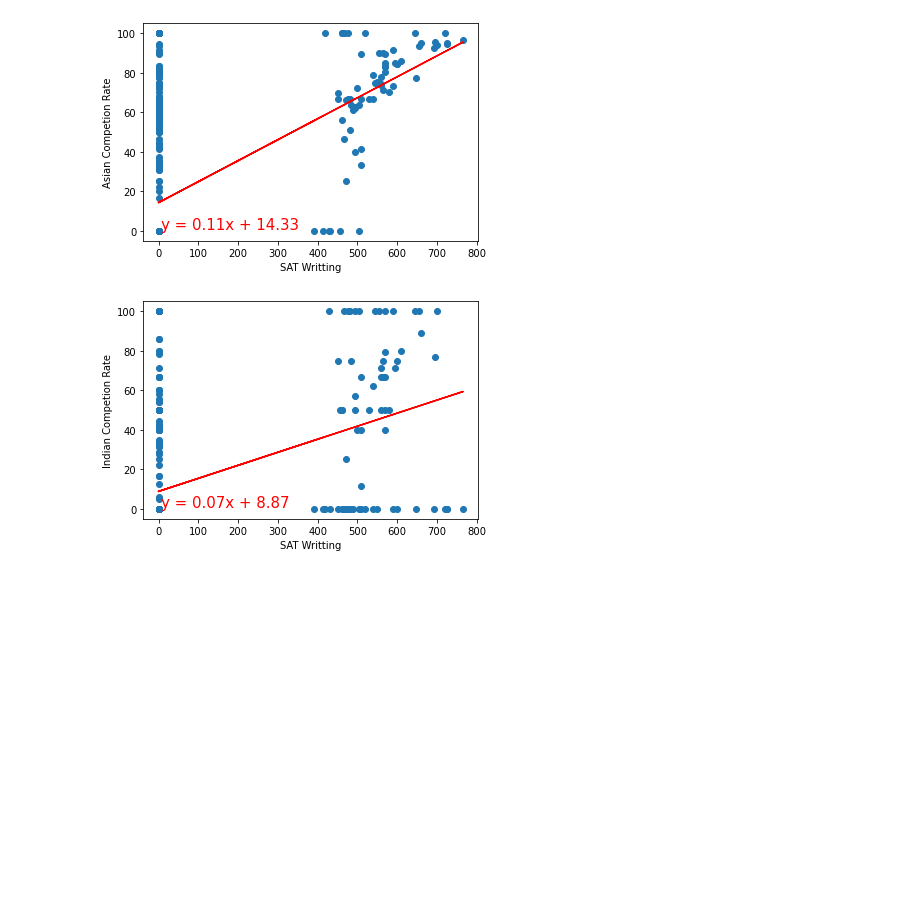
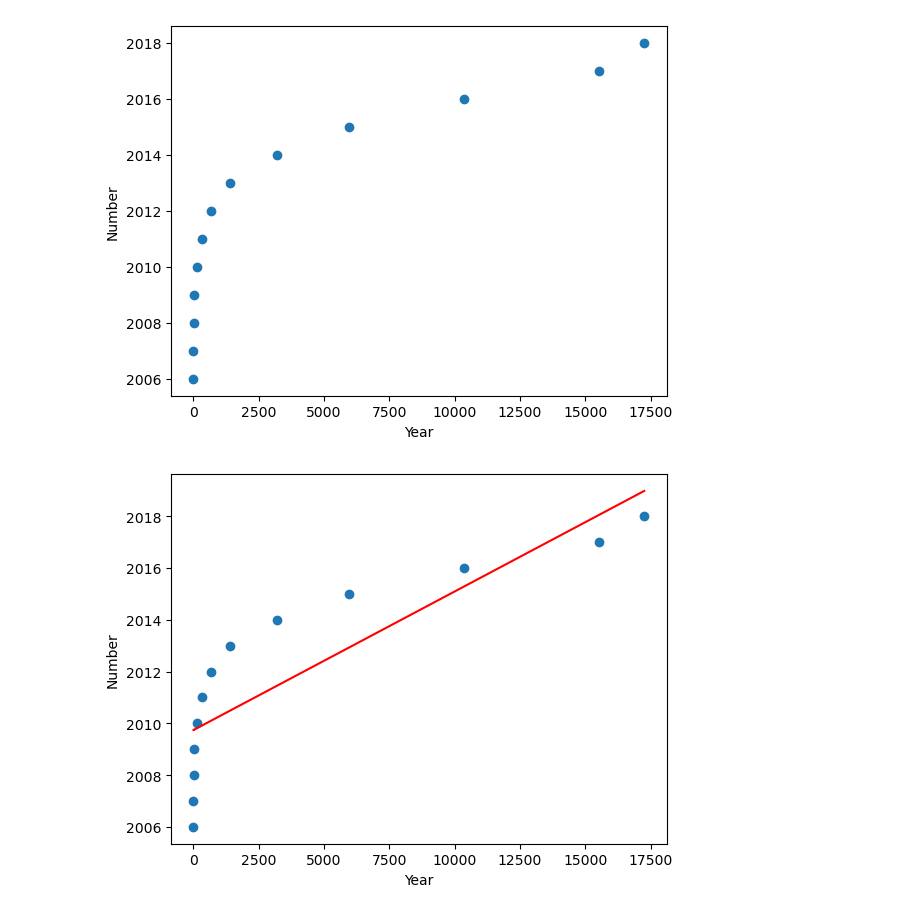
Before and after one commit to Mufasa98/SAT, a Jupyter notebook: Graphs.ipynb, the cells around one changed output. Cells and saved outputs as stored; diff of their text form; code cells hidden in the pictures; blank space fills up the shorter version.

```diff
--- a/Graphs.ipynb
+++ b/Graphs.ipynb
@@ -196,28 +321,26 @@ plt.show()
 # %%
-x_values = Data_clean['SAT Writing Midpoint']
-y_values = Data_clean['Completion Rate 4 year (Asian)']
-(slope, intercept, rvalue, pvalue, stderr) = linregress(x_values, y_values)
+# Repeat plotting scatter and linear model for diesel cars versus year
+x_values = vehicle_data.loc[(vehicle_data['type'] == 'Cars') &
+                            (vehicle_data['engine'] == 'Diesel'),
+                             'number']
+y_values = vehicle_data.loc[(vehicle_data['type'] == 'Cars') &
+                            (vehicle_data['engine'] == 'Diesel'),
+                             'year']
+plt.scatter(x_values,y_values)
+plt.xlabel('Year')
+plt.ylabel('Number')
+plt.show()
+
+(slope, intercept, rvalue, pvalue, stderr) = stats.linregress(x_values, y_values)
 regress_values = x_values * slope + intercept
 line_eq = "y = " + str(round(slope,2)) + "x + " + str(round(intercept,2))
+
 plt.scatter(x_values,y_values)
 plt.plot(x_values,regress_values,"r-")
 plt.annotate(line_eq,(5.8,0.8),fontsize=15,color="red")
-plt.xlabel('SAT Writting')
-plt.ylabel('Asian Competion Rate')
+plt.xlabel('Year')
+plt.ylabel('Number')
 plt.show()
 # %% [output]
-[figure, old version]
+[figure, new version]
+[figure, added]
-# %%
-x_values = Data_clean['SAT Writing Midpoint']
-y_values = Data_clean['Completion Rate 4 year (American Indian)']
-(slope, intercept, rvalue, pvalue, stderr) = linregress(x_values, y_values)
-regress_values = x_values * slope + intercept
-line_eq = "y = " + str(round(slope,2)) + "x + " + str(round(intercept,2))
-plt.scatter(x_values,y_values)
-plt.plot(x_values,regress_values,"r-")
-plt.annotate(line_eq,(5.8,0.8),fontsize=15,color="red")
-plt.xlabel('SAT Writting')
-plt.ylabel('Indian Competion Rate')
-plt.show()
-# %% [output]
-[figure, removed]
```
Also changed, not shown: parts of 27 cells of this notebook, 5 other files.
